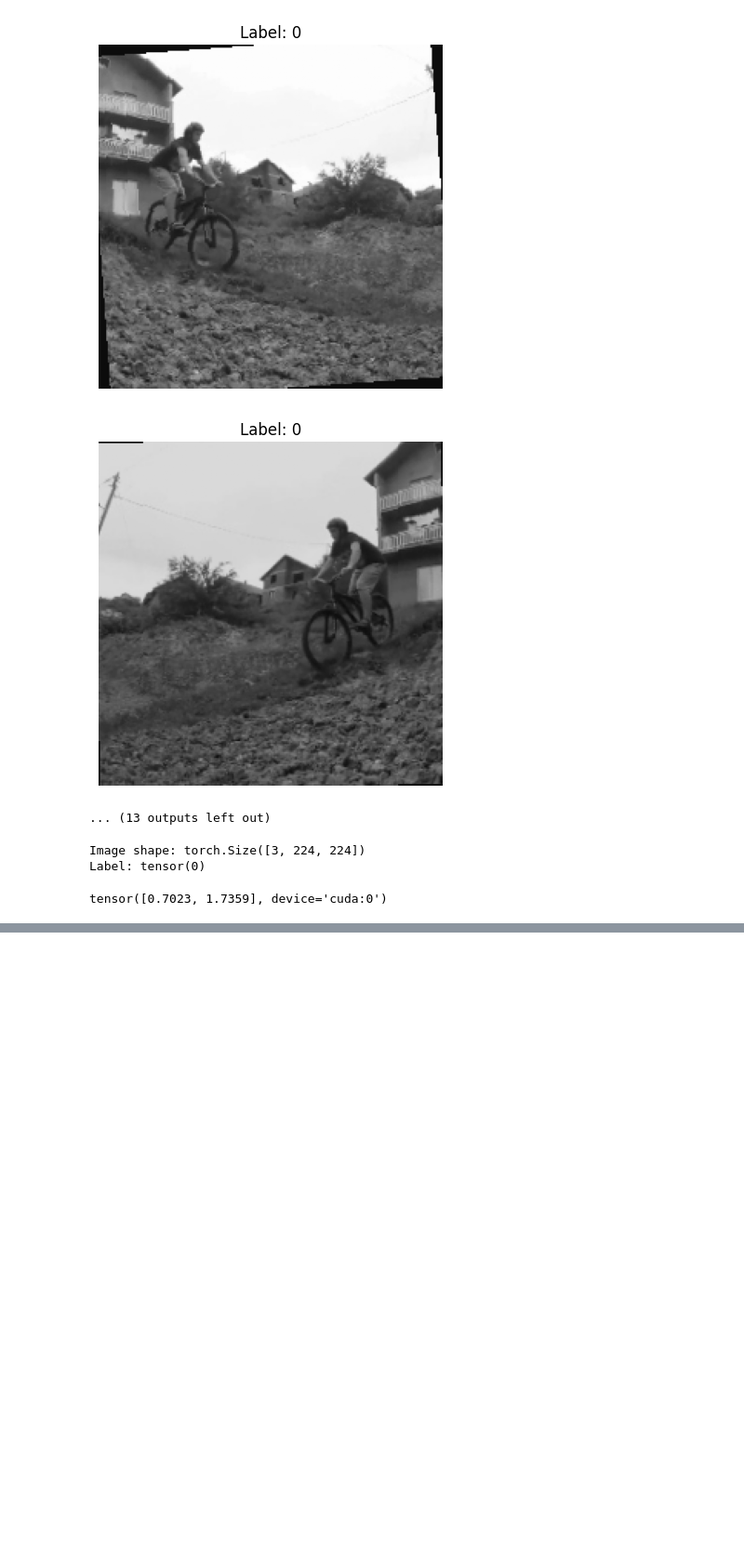
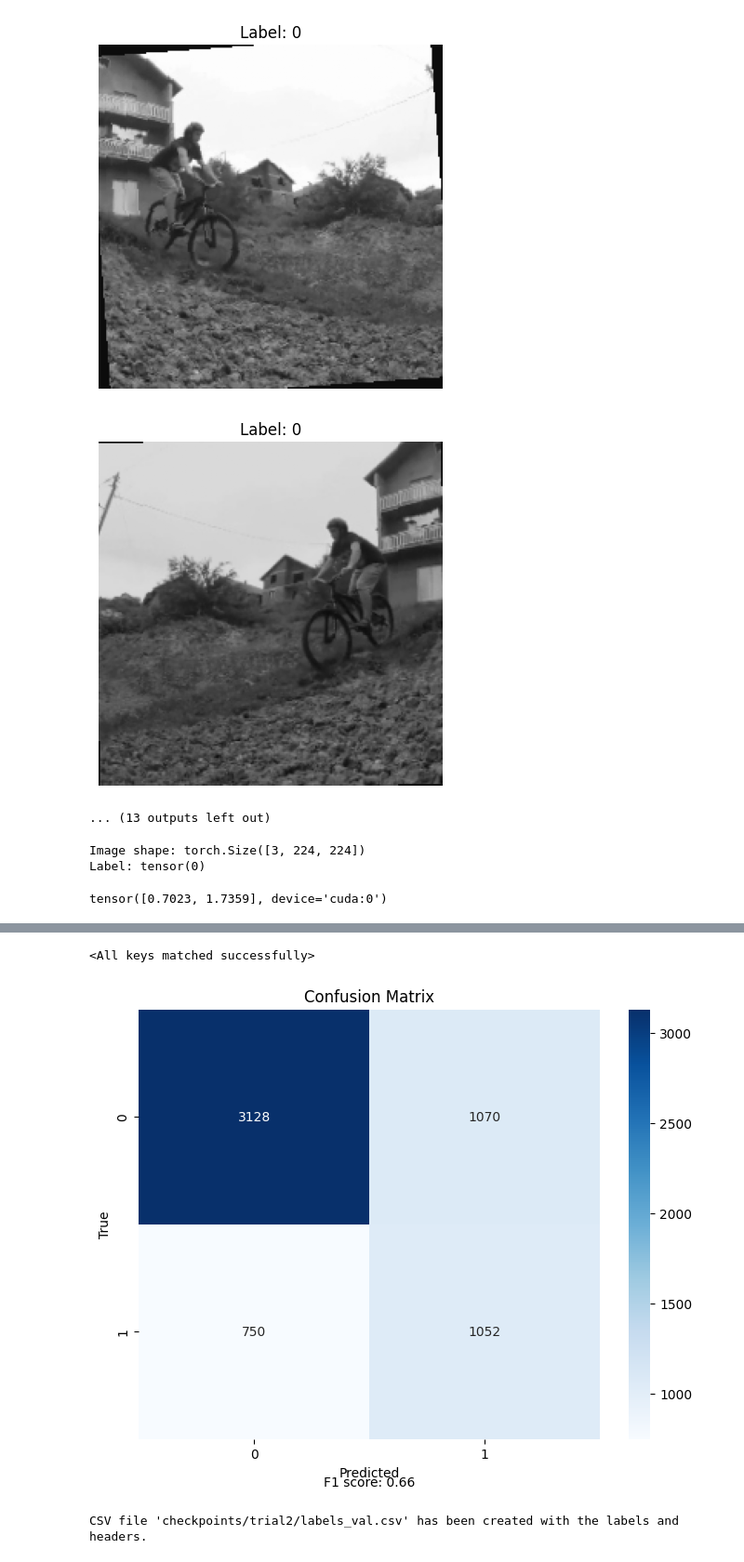
Before and after one commit to zychang2/CS6476-Final-Project, a Jupyter notebook: CNN/CNN_training.ipynb, the cells around one changed output, grey strips where cells are left out. Shown at 93% size. Drawn from its saved outputs; the diff is of its cells as text; code cells hidden in the pictures; blank space fills up the shorter version.

Commit message:
upload labels for next part

```diff
--- a/CNN/CNN_training.ipynb
+++ b/CNN/CNN_training.ipynb
@@ -575,2 +552,42 @@ Removed checkpoint 'RN34ep_9.pth'
 # %%
 output_labels(model, trial_dir)
+# %%
+model.load_state_dict(torch.load('checkpoints/trial2/RN34ep_24.pth', map_location=device))
+# %% [output]
+<All keys matched successfully>
+# %%
+model.eval()  # Ensure model is in evaluation mode
+val_preds = []
+val_targets = []
+
+with torch.no_grad():
+    for val_images, val_labels in tqdm(out_dataloader):
+        val_images, val_labels = val_images.to(device), val_labels.to(device)
+        val_outputs = model(val_images)
+        _, val_predicted = torch.max(val_outputs, 1)
+        val_preds.extend(val_predicted.cpu().numpy())
+        val_targets.extend(val_labels.cpu().numpy())
+
+output_label = "checkpoints/trial2/labels_val.csv"
+label_data = list(zip(val_targets, val_preds))
+
+# Draw conf mat routine
+cm = confusion_matrix(val_targets, val_preds)
+plt.figure(figsize=(8, 6))
+sns.heatmap(cm, annot=True, fmt="d", cmap="Blues", xticklabels=['0', '1'], yticklabels=['0', '1'])
+plt.xlabel('Predicted')
+plt.ylabel('True')
+plt.title('Confusion Matrix')
+# Add F1 score as text to the plot
+f1 = f1_score(val_targets, val_preds, average='macro')
+plt.text(0.5, -0.1, f'F1 score: {f1:.2f}', horizontalalignment='center', verticalalignment='center', transform=plt.gca().transAxes)
+plt.show()
+
+with open(output_label, mode='w', newline='', encoding='utf-8') as file:
+    writer = csv.writer(file)
+    writer.writerow(['target', 'predicted'])
+    writer.writerows(label_data)
+print(f"CSV file '{output_label}' has been created with the labels and headers.")
+# %% [output]
+[figure, added]
+CSV file 'checkpoints/trial2/labels_val.csv' has been created with the labels and headers.
```
Also changed, not shown: parts of 8 cells of this notebook, 3 other files.
